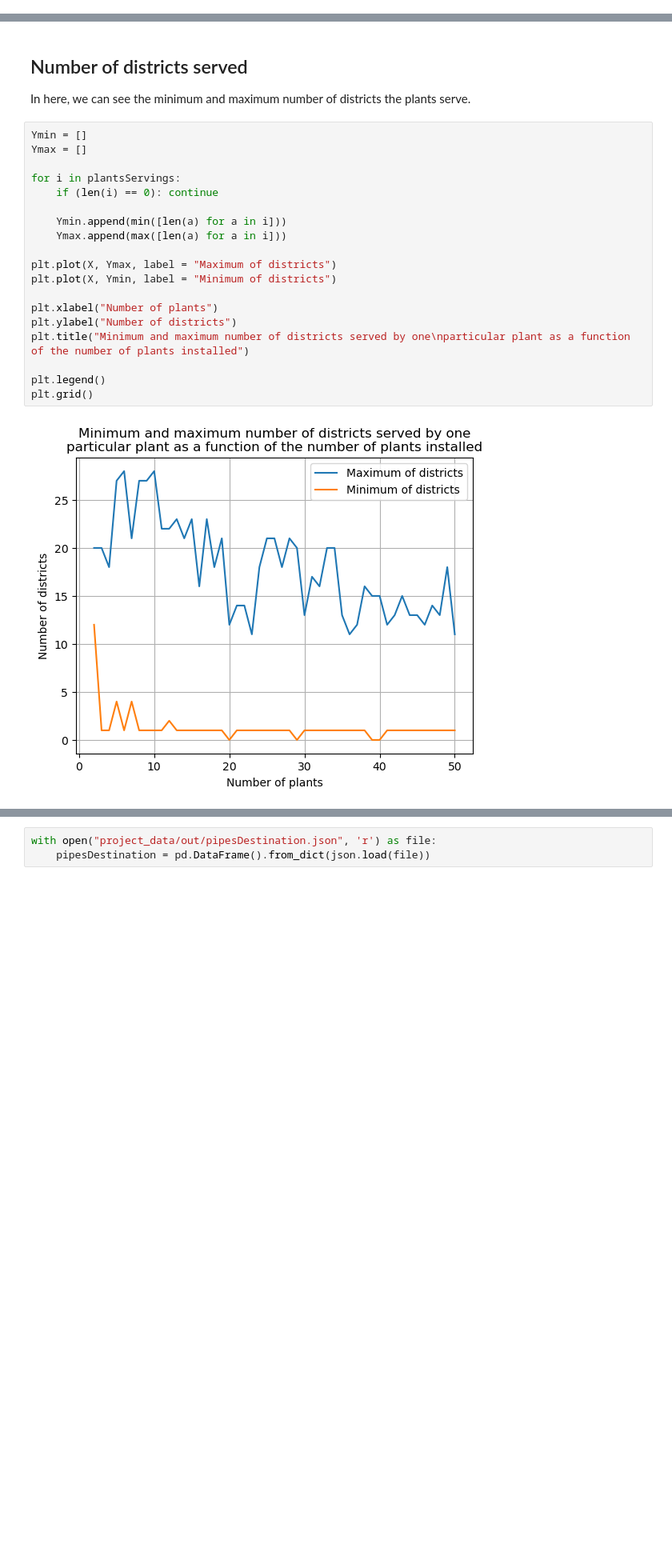
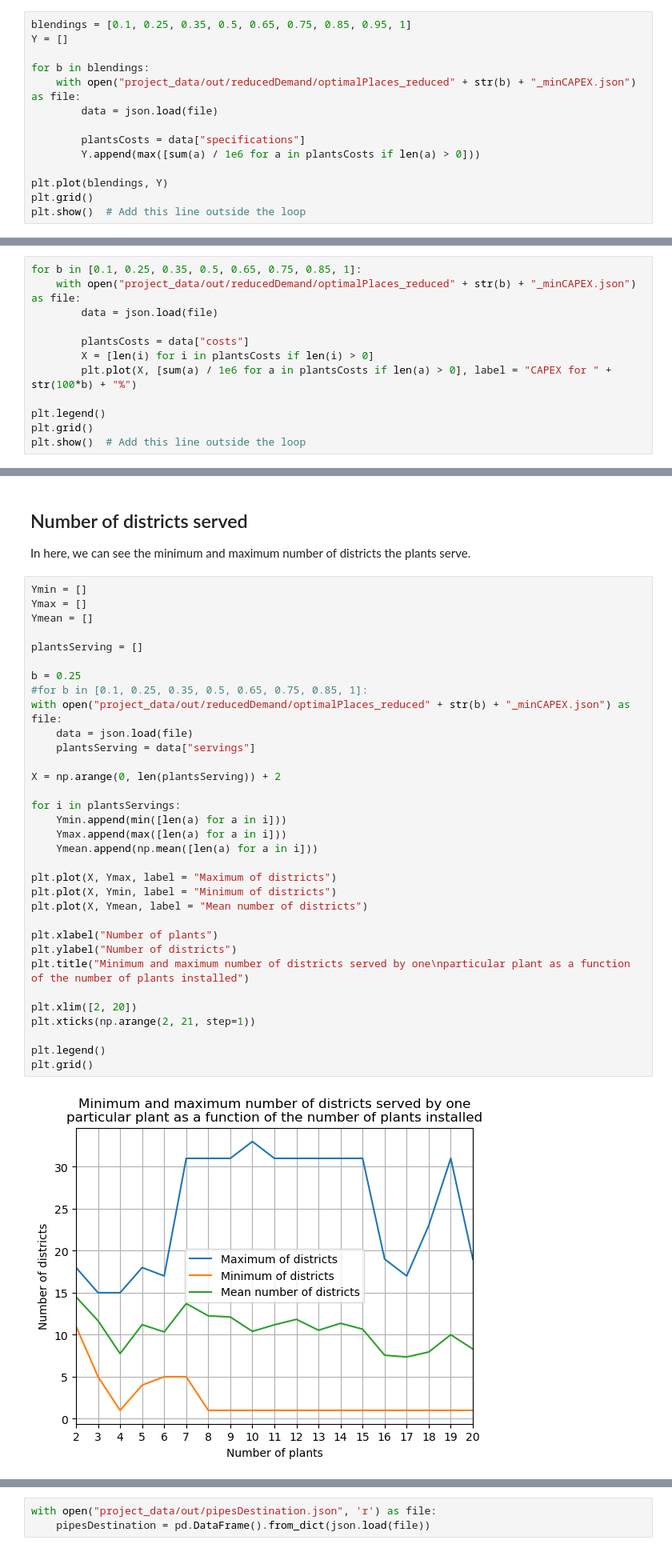
Before and after one commit to DerSpanischGamer/GermanHydrogen, a Jupyter notebook: disaggregator-master/15_Results_analysis.ipynb, the cells around one changed output, grey strips where cells are left out. Shown at 80% size. Drawn from its saved outputs; the diff is of its cells as text; blank space fills up the shorter version.

```diff
--- a/disaggregator-master/15_Results_analysis.ipynb
+++ b/disaggregator-master/15_Results_analysis.ipynb
@@ -53,0 +82,14 @@ Text(0, 0.5, 'Total cost of the installation of all the plants [m$]')
+# %%
+blendings = [0.1, 0.25, 0.35, 0.5, 0.65, 0.75, 0.85, 0.95, 1]
+Y = []
+
+for b in blendings:
+    with open("project_data/out/reducedDemand/optimalPlaces_reduced" + str(b) + "_minCAPEX.json") as file:
+        data = json.load(file)
+
+        plantsCosts = data["specifications"]
+        Y.append(max([sum(a) / 1e6 for a in plantsCosts if len(a) > 0]))
+
+plt.plot(blendings, Y)
+plt.grid()
+plt.show()  # Add this line outside the loop
@@ -53,0 +98,12 @@ Text(0, 0.5, 'Total cost of the installation of all the plants [m$]')
+# %%
+for b in [0.1, 0.25, 0.35, 0.5, 0.65, 0.75, 0.85, 1]:
+    with open("project_data/out/reducedDemand/optimalPlaces_reduced" + str(b) + "_minCAPEX.json") as file:
+        data = json.load(file)
+
+        plantsCosts = data["costs"]
+        X = [len(i) for i in plantsCosts if len(i) > 0]
+        plt.plot(X, [sum(a) / 1e6 for a in plantsCosts if len(a) > 0], label = "CAPEX for " + str(100*b) + "%")
+
+plt.legend()
+plt.grid()
+plt.show()  # Add this line outside the loop
@@ -58,21 +116,35 @@ In here, we can see the minimum and maximum number of districts the plants serve
 # %%
 Ymin = []
 Ymax = []
+Ymean = []
+
+plantsServing = []
+
+b = 0.25
+#for b in [0.1, 0.25, 0.35, 0.5, 0.65, 0.75, 0.85, 1]:
+with open("project_data/out/reducedDemand/optimalPlaces_reduced" + str(b) + "_minCAPEX.json") as file:
+    data = json.load(file)
+    plantsServing = data["servings"]
+
+X = np.arange(0, len(plantsServing)) + 2
 
 for i in plantsServings:
-    if (len(i) == 0): continue
-
     Ymin.append(min([len(a) for a in i]))
     Ymax.append(max([len(a) for a in i]))
+    Ymean.append(np.mean([len(a) for a in i]))
 
 plt.plot(X, Ymax, label = "Maximum of districts")
 plt.plot(X, Ymin, label = "Minimum of districts")
+plt.plot(X, Ymean, label = "Mean number of districts")
 
 plt.xlabel("Number of plants")
 plt.ylabel("Number of districts")
 plt.title("Minimum and maximum number of districts served by one\nparticular plant as a function of the number of plants installed")
 
+plt.xlim([2, 20])
+plt.xticks(np.arange(2, 21, step=1))
+
 plt.legend()
 plt.grid()
 # %% [output]
-[figure, old version]
+[figure, new version]
```
Also changed, not shown: parts of 23 cells of this notebook, 57 other files.
